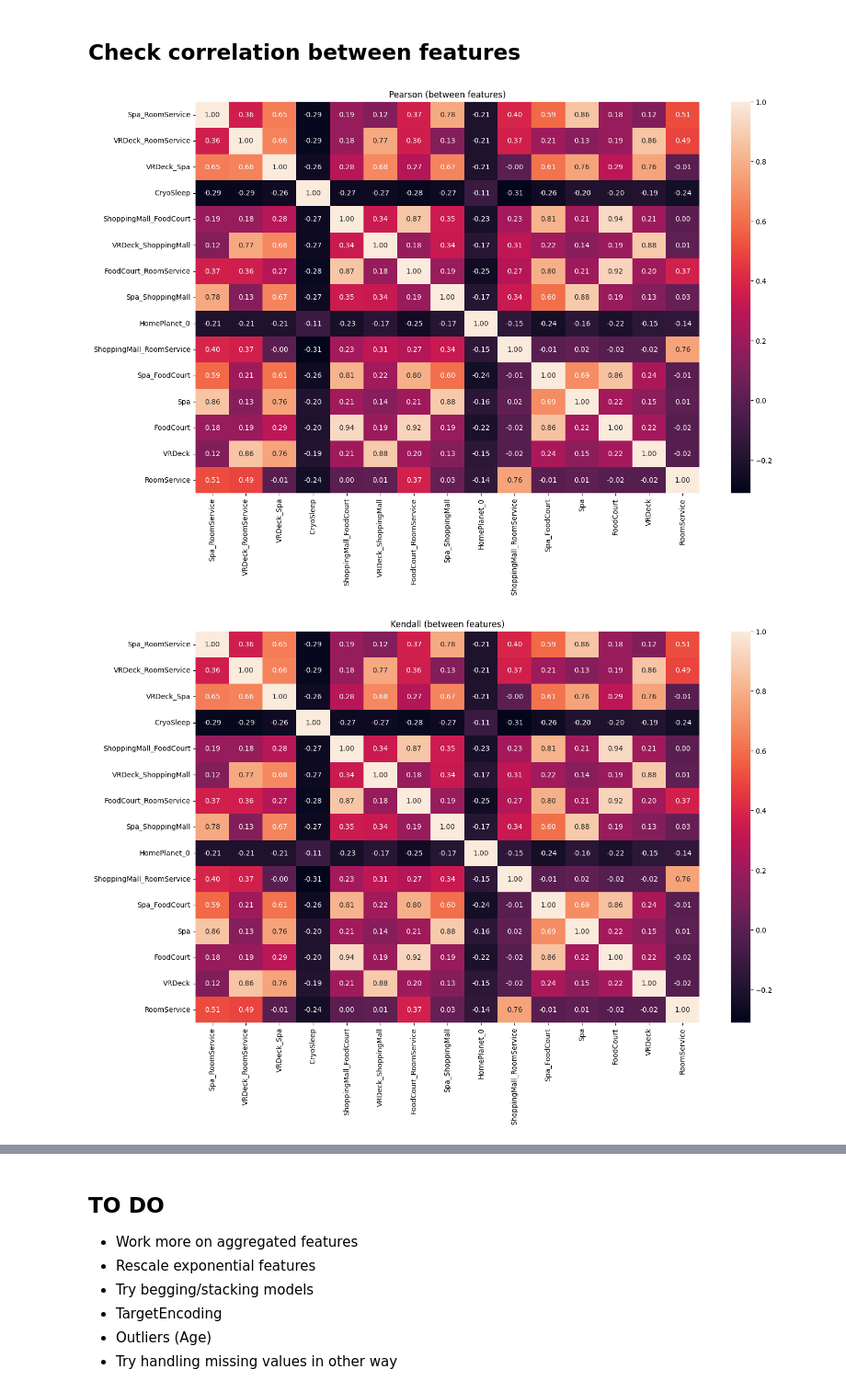
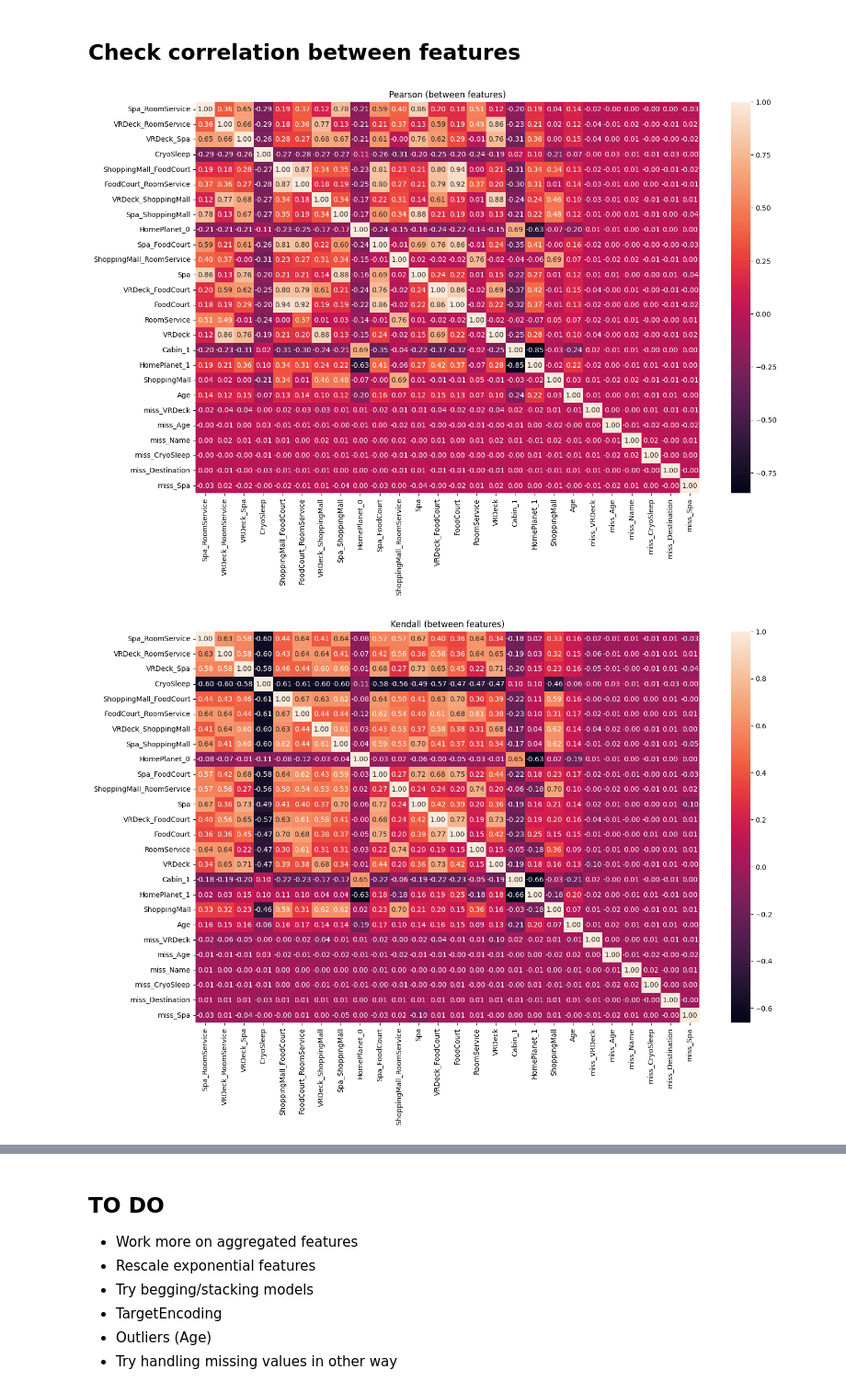
Before and after one commit to 8elka/Spaceship-Titanic-Kaggle, a Jupyter notebook: EDA.ipynb, the cells around one changed output, grey strips where cells are left out. Shown at 92% size. Drawn from its saved outputs; the diff is of its cells as text; code cells hidden in the pictures.

Commit message:
feat(EDA): - implemented RandomSearchCV and GridSearchCV for hyperparameters search - fixed bug in kendall correlation display

```diff
--- a/EDA.ipynb
+++ b/EDA.ipynb
@@ -428,8 +428,8 @@ Sex             5688
 dtype: int64
 # %%
 # create duplicates for missing columns
-df_missing = original_df.isnull().drop(['Transported'], axis=1).astype('float')
-df_missing.columns = [f'miss_{c}' for c in original_df.columns[:-1]]
+df_missing = df_original.isnull().drop(['Transported'], axis=1).astype('float')
+df_missing.columns = [f'miss_{c}' for c in df_original.columns[:-1]]
 df_missing = pd.concat([df_train, df_missing], axis=1)
 display(df_missing)
 # %% [output]
@@ -644,7 +663,7 @@ plt.show()
 from sklearn.ensemble import RandomForestClassifier
 from sklearn.model_selection import cross_val_score
 
-model = RandomForestClassifier(n_estimators=1000, max_depth=4)
+model = RandomForestClassifier(n_estimators=100, max_depth=4)
 scores = cross_val_score(model, df_train.drop('Transported', axis=1), df_train['Transported'], cv=5, scoring='roc_auc')
 model.fit(df_train.drop('Transported', axis=1), df_train['Transported'])
 fe_df = pd.DataFrame(model.feature_importances_, index=df_train.drop('Transported', axis=1).columns).sort_values(0, ascending=False)
@@ -690,7 +709,7 @@ No:
 # %% [markdown]
 ## Select columns
 # %%
-selected_columns = list(fe_df.head(15).index) # high_corr_columns + medium_corr_columns #+ low_corr_columns
+selected_columns = list(fe_df.head(20).index) + [x for x in mi_df.index if x[:5] == 'miss_'][:6] # high_corr_columns + medium_corr_columns #+ low_corr_columns
 df_train = df_missing[selected_columns + ['Transported']]
 df_train
 # %% [output]
@@ -716,16 +735,16 @@ kendall = df_train.drop('Transported', axis=1).corr(method='kendall')
 # %%
 # pearson
 plt.figure(figsize=(16,10))
 plt.title('Pearson (between features)')
 sns.heatmap(pearson, annot=True, fmt='.2f')
 plt.show()
 
 # kendall
 plt.figure(figsize=(16,10))
 plt.title('Kendall (between features)')
-sns.heatmap(pearson, annot=True, fmt='.2f')
+sns.heatmap(kendall, annot=True, fmt='.2f')
 plt.show()
 # %% [output]
-[figure, old version]
+[figure, new version]
-[figure, old version]
+[figure, new version]
 # %% [markdown]
```
Also changed, not shown: parts of 13 cells of this notebook.
